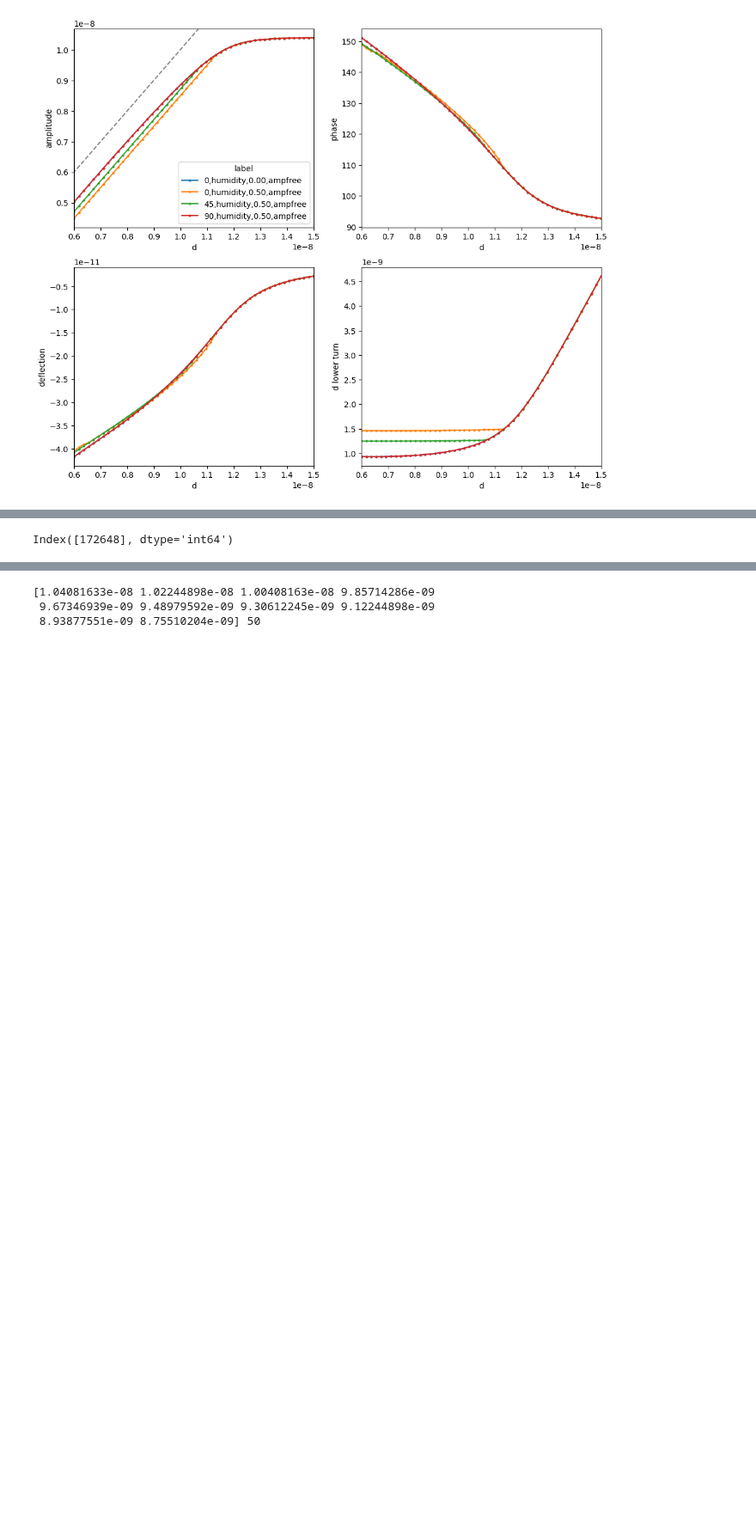
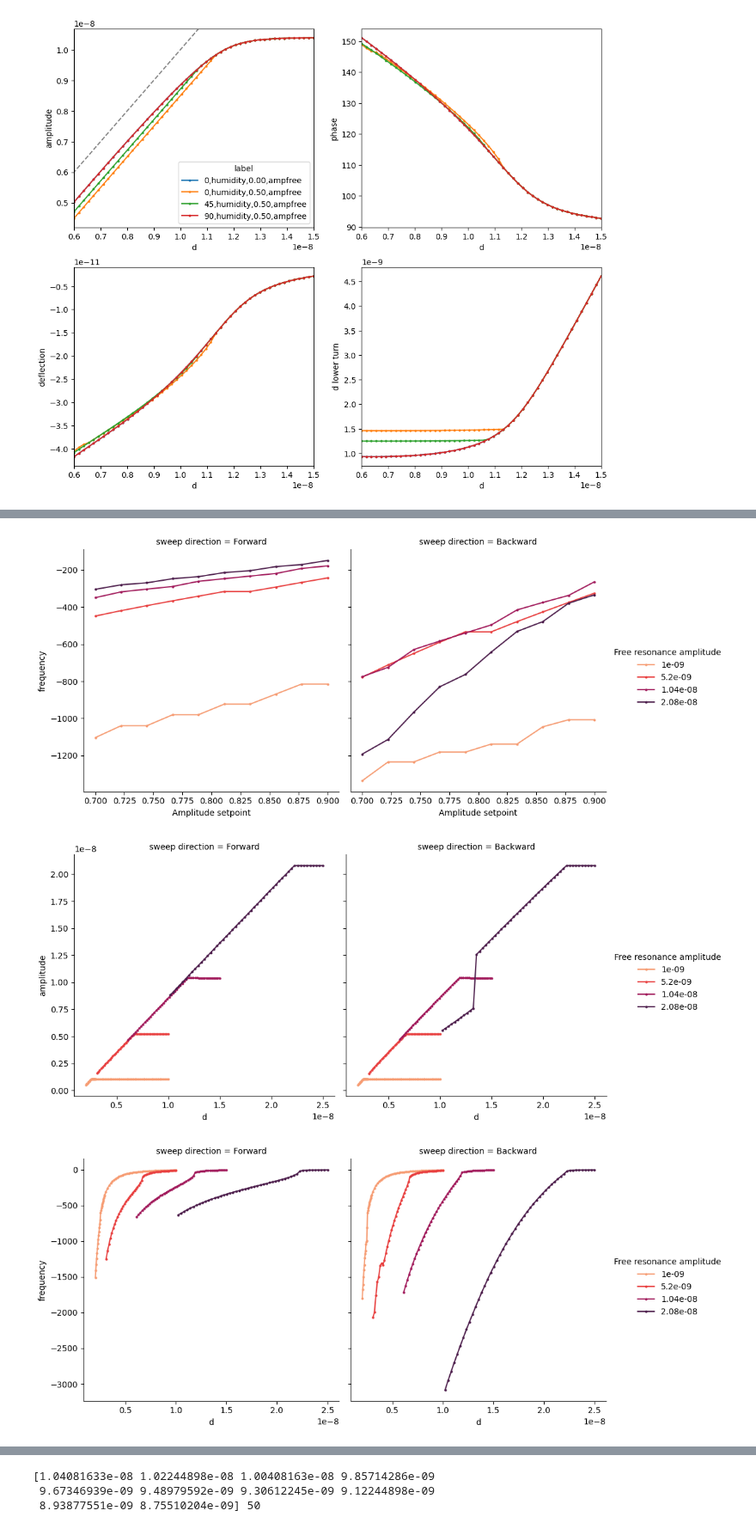
Before and after one commit to PranavSudersan/AFM-Dashboard, a Jupyter notebook: AFM Dashboard.ipynb, the cells around one changed output, grey strips where cells are left out. Shown at 86% size. Cells and saved outputs as stored; diff of their text form; code cells hidden in the pictures; blank space fills up the shorter version.

Commit message:
simulation analysis for non-contact mode: plots made for comparing multiple data of parametric study

```diff
--- a/AFM Dashboard.ipynb
+++ b/AFM Dashboard.ipynb
@@ -6997,5 +6996,38 @@ non-contact mode
 # %%
-test = pd.DataFrame(phasecross_ind_list, columns=['d', 'sweep direction', 'cross index'])
-test[(test['d'] == test['d'].unique()[0]) & (test['sweep direction'] == 'Forward')].iloc[0]['cross index']
+# with sns.color_palette("tab10"):
+color_palette = 'rocket_r'
+g1 = sns.relplot(data=simu_noncontact_setpointdf_all, x='Amplitude setpoint', y='frequency', hue=label_name, col='sweep direction',
+                 kind='line', legend='auto', marker='.', markeredgewidth=0, palette=color_palette)
+# plt.show()
+
+plot_drange = None#(8e-9, 13e-9)
+plot_freqrange = None#(-1250, 0)
+plot_amprange = None#(6e-9, 11e-9)
+plot_dlowturnrange = None#(1e-9, 3e-9)
+g2 = sns.relplot(data=simu_spectro_df_all, x='d', y='amplitude', hue=label_name, col='sweep direction',
+                 kind='line', legend='auto', marker='.', markeredgewidth=0, palette=color_palette, facet_kws={'xlim': plot_drange, 'ylim': plot_amprange})
+g3 = sns.relplot(data=simu_spectro_df_all, x='d', y='frequency', hue=label_name, col='sweep direction',
+                 kind='line', legend='auto', marker='.', markeredgewidth=0, palette=color_palette, facet_kws={'xlim': plot_drange, 'ylim': plot_freqrange})
+g4 = sns.relplot(data=simu_spectro_df_all, x='d', y='d lower turn', hue=label_name, col='sweep direction',
+                 kind='line', legend='auto', marker='.', markeredgewidth=0, palette=color_palette, facet_kws={'xlim': plot_drange, 'ylim': plot_dlowturnrange})
+g5 = sns.relplot(data=simu_spectro_df_all, x='d', y='deflection', hue=label_name, col='sweep direction',
+                 kind='line', legend='auto', marker='.', markeredgewidth=0, palette=color_palette, facet_kws={'xlim': plot_drange}, )
+#add grid
+# for g_i in [g1, g2, g3, g4, g5]:
+#     for ax_i in g_i.axes.flatten():
+#         ax_i.grid()
+
+plt.show()
+
+#save plots
+timestamp = datetime.datetime.now().strftime('%y%m%d-%H%M%S')
+file_suffix = '' if ((plot_drange==None) and (plot_freqrange==None) and (plot_amprange==None)) else 'filt_'
+g1.figure.savefig(f'{simudata_folderpath}/setpoint_amp_frequency_legend_{label_name}_{timestamp}.png', dpi=300, bbox_inches='tight')
+g2.figure.savefig(f'{simudata_folderpath}/amplitude_spectroplot_legend_{label_name}_{file_suffix}{timestamp}.png', dpi=300, bbox_inches='tight')
+g3.figure.savefig(f'{simudata_folderpath}/frequency_spectroplot_legend_{label_name}_{file_suffix}{timestamp}.png', dpi=300, bbox_inches='tight')
+g4.figure.savefig(f'{simudata_folderpath}/dlowturn_spectroplot_legend_{label_name}_{file_suffix}{timestamp}.png', dpi=300, bbox_inches='tight')
+g5.figure.savefig(f'{simudata_folderpath}/deflection_spectroplot_legend_{label_name}_{file_suffix}{timestamp}.png', dpi=300, bbox_inches='tight')
 # %% [output]
-Index([172648], dtype='int64')
+[figure, added]
+[figure, added]
+[figure, added]
```
Also changed, not shown: parts of 2 cells of this notebook.
